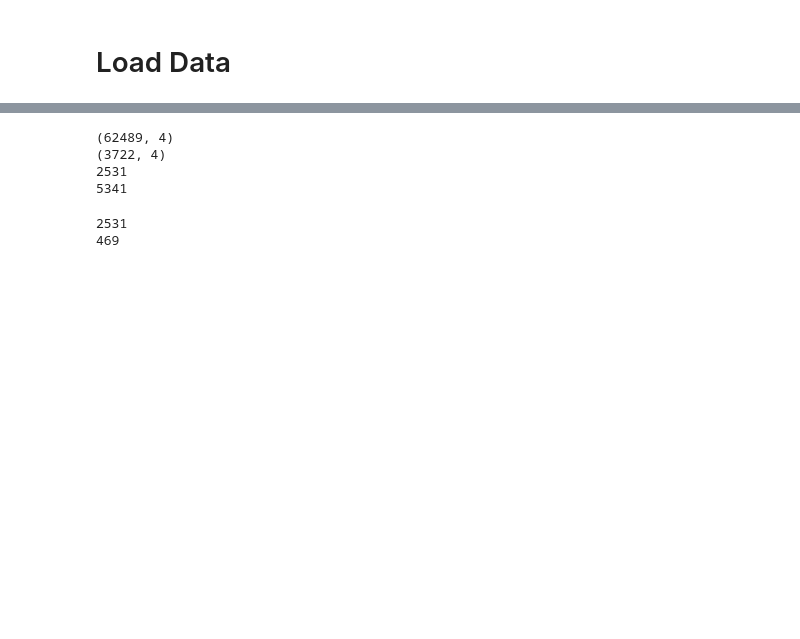
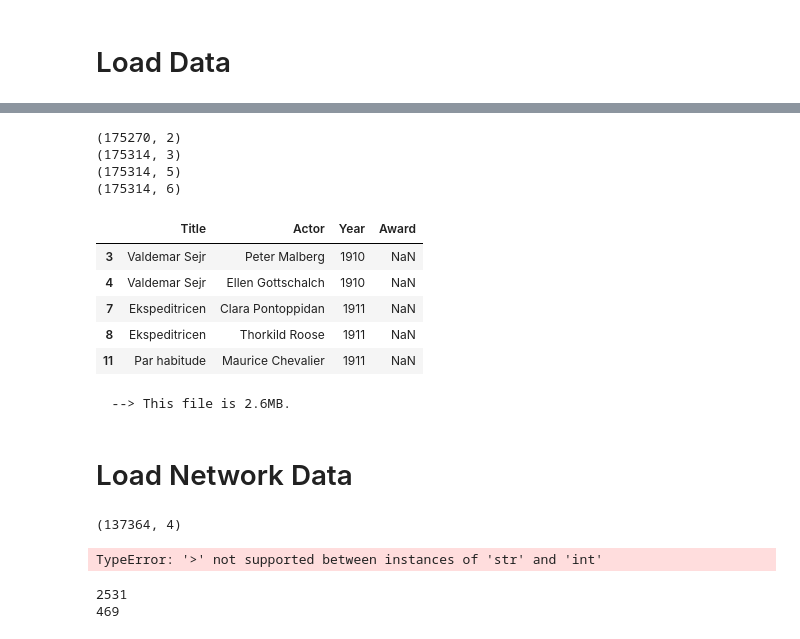
Before and after one commit to tgadf/movies, a Jupyter notebook: IMDB.ipynb, the cells around one changed output, grey strips where cells are left out. Drawn from its saved outputs; the diff is of its cells as text; code cells hidden in the pictures; blank space fills up the shorter version.

Commit message:
Big save

```diff
--- a/IMDB.ipynb
+++ b/IMDB.ipynb
@@ -51,3 +30,0 @@ title_akas.head()
-# %%
-title_basics = read_csv("/Users/tgadfort/Downloads/title.basics.tsv", sep='\t')
-title_basics.head()
@@ -60,0 +70,14 @@ title_basics.head()
+# %%
+load = True
+if load is False:
+    title_principals = read_csv("imdb/title.principals.tsv", sep='\t')
+    print(title_principals.shape)
+    nameTitleMap = title_principals[title_principals['category'].isin(['actor', 'actress'])][["tconst", "nconst"]]
+    print(nameTitleMap.shape)
+    nameTitleMap = nameTitleMap[nameTitleMap['tconst'].isin(titles['tconst'])]
+    print(nameTitleMap.shape)
+    saveFile(idata=nameTitleMap, ifile="imdb/nameTitleMap.p")
+else:
+    nameTitleMap = getFile("imdb/nameTitleMap.p", debug=True)
+nameTitleMap.head()
+#1691205
@@ -113,0 +115,10 @@ See the caveats in the documentation: http://pandas.pydata.org/pandas-docs/stabl
+# %%
+print(nameTitleMap.shape)
+tmp = nameTitleMap[nameTitleMap['tconst'].isin(awards['tconst'])]
+print(tmp.shape)
+
+print(nameTitleMap.shape)
+print(tmp.shape)
+nameTitleUsefulMap = nameTitleMap[nameTitleMap['nconst'].isin(tmp['nconst'])]
+print(nameTitleUsefulMap.shape)
+nameTitleUsefulMap.head()
@@ -113,0 +137,34 @@ See the caveats in the documentation: http://pandas.pydata.org/pandas-docs/stabl
+# %%
+print(nameTitleUsefulMap.shape)
+nameTitleUsefulMap = nameTitleUsefulMap.merge(awards, on='tconst', how='left')
+print(nameTitleUsefulMap.shape)
+tmp = nameTitleUsefulMap.merge(titles, on='tconst', how='left')
+print(tmp.shape)
+networkMap = tmp.merge(names, on='nconst', how='left')
+print(networkMap.shape)
+networkDF = networkMap[["Title", "Actor", "Year", "Award"]]
+vc = networkDF['Title'].value_counts()
+singles = vc[vc == 1].index
+networkDF = networkDF[~networkDF["Title"].isin(singles)]
+networkDF["Year"] = networkDF["Year"].astype('int64', errors='ignore')
+saveFile(idata=networkDF, ifile="network/data.p")
+networkDF.head()
+# %% [output]
+(175270, 2)
+(175314, 3)
+(175314, 5)
+(175314, 6)
+|  | Title | Actor | Year | Award |
+| 3 | Valdemar Sejr | Peter Malberg | 1910 | NaN |
+| 4 | Valdemar Sejr | Ellen Gottschalch | 1910 | NaN |
+| 7 | Ekspeditricen | Clara Pontoppidan | 1911 | NaN |
+| 8 | Ekspeditricen | Thorkild Roose | 1911 | NaN |
+| 11 | Par habitude | Maurice Chevalier | 1911 | NaN |
+# %%
+from fsUtils import mkDir
+mkDir('network')
+saveFile(idata=networkDF, ifile="network/data.p")
+# %% [output]
+  --> This file is 2.6MB.
+# %% [markdown]
+# Load Network Data
@@ -116,7 +175,8 @@ from itertools import combinations
 import networkx as nx
 nxG = nx.Graph()
 print(networkDF.shape)
-limNetworkDF = networkDF[(networkDF['Award'] < 1) & (networkDF["Year"] > 2000)]
+#limNetworkDF = networkDF[(networkDF['Award'] < 10) & (networkDF["Year"] > 2010)]
+limNetworkDF = networkDF[(networkDF["Year"] > 2010)]
 print(limNetworkDF.shape)
 for movie, df in limNetworkDF.groupby('Key'):
     people  = df["Actor"].tolist()
@@ -125,10 +185,8 @@ for movie, df in limNetworkDF.groupby('Key'):
 print(len(nxG.nodes()))
 print(len(nxG.edges()))
 # %% [output]
-(62489, 4)
-(3722, 4)
-2531
-5341
+(137364, 4)
+TypeError: '>' not supported between instances of 'str' and 'int'
 # %%
 #remove = [node for node,degree in dict(G.degree()).items() if degree < 2]
 print(len(nxG.nodes()))
```
Also changed, not shown: parts of 14 cells of this notebook, 5 other files.
